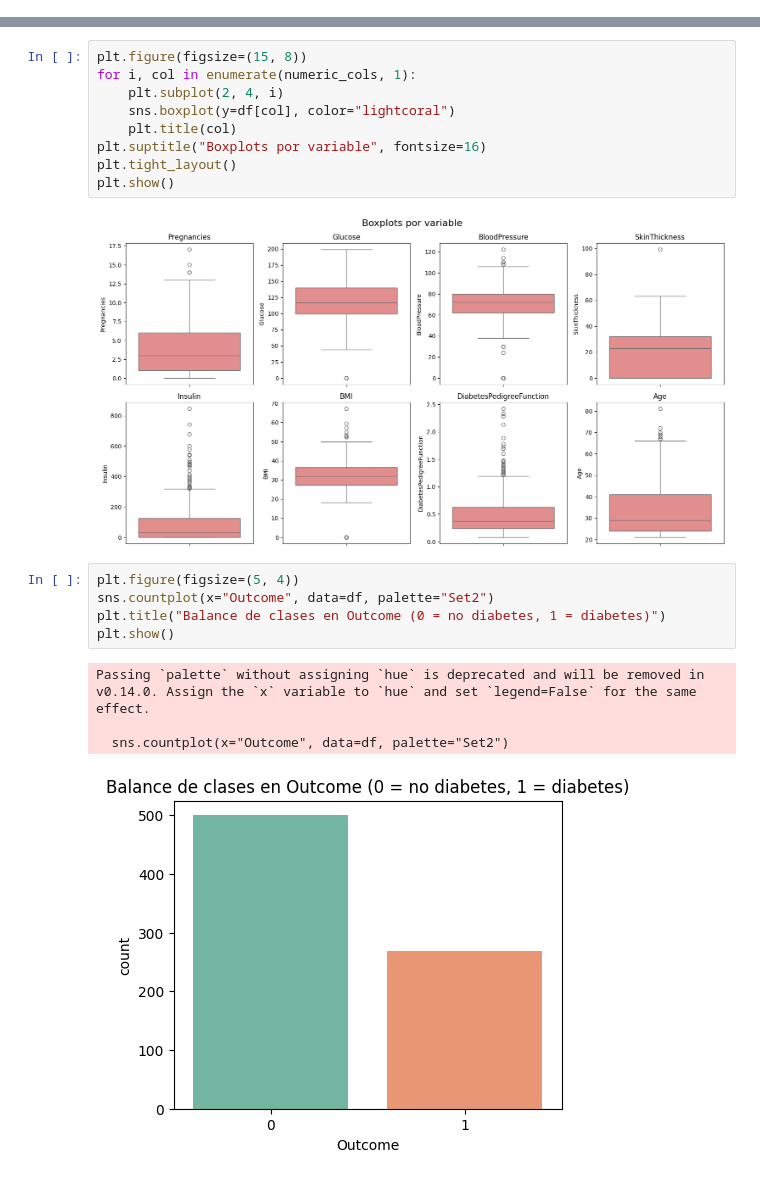
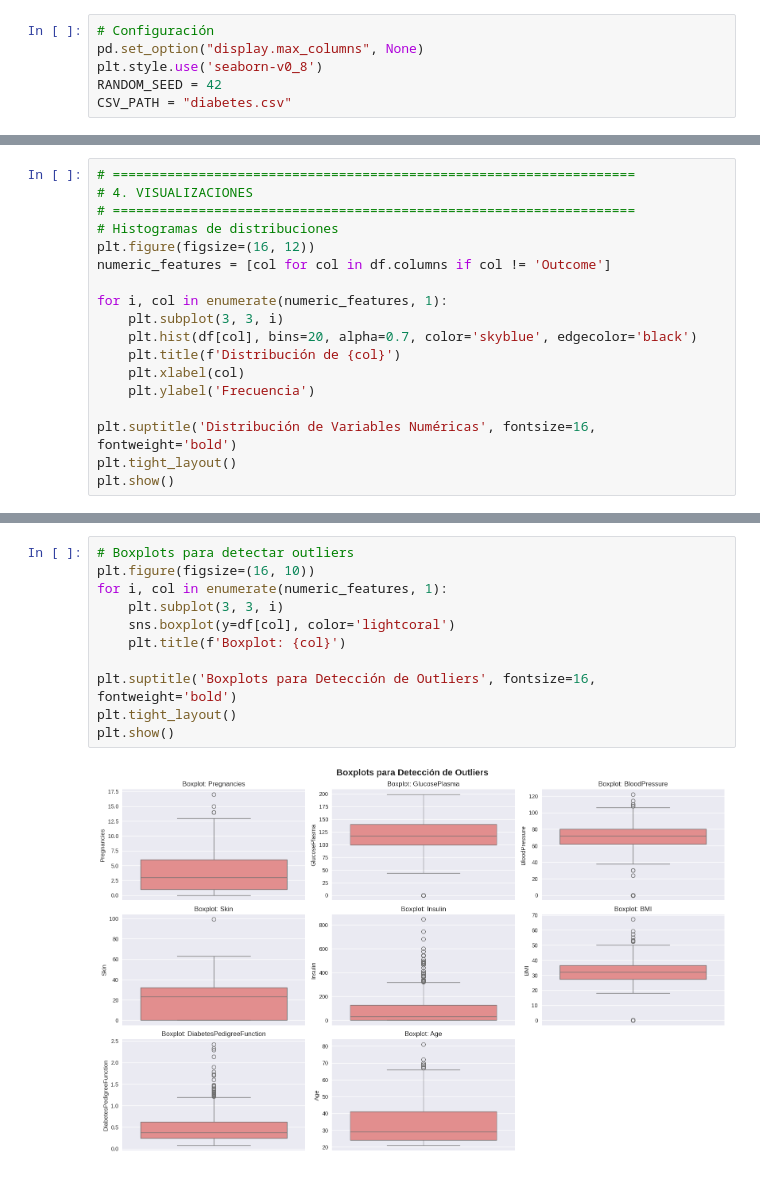
Before and after one commit to Ctribsz/Laboratorio7-DS, a Jupyter notebook: Lab7-DS.ipynb, the cells around one changed output, grey strips where cells are left out. Drawn from its saved outputs; the diff is of its cells as text.

```diff
--- a/Lab7-DS.ipynb
+++ b/Lab7-DS.ipynb
@@ -67 +41,7 @@ memory usage: 54.1 KB
+# %%
+# Configuración
+pd.set_option("display.max_columns", None)
+plt.style.use('seaborn-v0_8')
+RANDOM_SEED = 42
+CSV_PATH = "diabetes.csv"
 # %%
@@ -170,0 +183,18 @@ plt.show()
+# %%
+# ===================================================================
+# 4. VISUALIZACIONES
+# ===================================================================
+# Histogramas de distribuciones
+plt.figure(figsize=(16, 12))
+numeric_features = [col for col in df.columns if col != 'Outcome']
+
+for i, col in enumerate(numeric_features, 1):
+    plt.subplot(3, 3, i)
+    plt.hist(df[col], bins=20, alpha=0.7, color='skyblue', edgecolor='black')
+    plt.title(f'Distribución de {col}')
+    plt.xlabel(col)
+    plt.ylabel('Frecuencia')
+
+plt.suptitle('Distribución de Variables Numéricas', fontsize=16, fontweight='bold')
+plt.tight_layout()
+plt.show()
@@ -171,21 +203,13 @@ plt.show()
 # %%
-plt.figure(figsize=(15, 8))
-for i, col in enumerate(numeric_cols, 1):
-    plt.subplot(2, 4, i)
-    sns.boxplot(y=df[col], color="lightcoral")
-    plt.title(col)
-plt.suptitle("Boxplots por variable", fontsize=16)
+# Boxplots para detectar outliers
+plt.figure(figsize=(16, 10))
+for i, col in enumerate(numeric_features, 1):
+    plt.subplot(3, 3, i)
+    sns.boxplot(y=df[col], color='lightcoral')
+    plt.title(f'Boxplot: {col}')
+
+plt.suptitle('Boxplots para Detección de Outliers', fontsize=16, fontweight='bold')
 plt.tight_layout()
 plt.show()
 # %% [output]
-[figure, old version]
+[figure, new version]
-# %%
-plt.figure(figsize=(5, 4))
-sns.countplot(x="Outcome", data=df, palette="Set2")
-plt.title("Balance de clases en Outcome (0 = no diabetes, 1 = diabetes)")
-plt.show()
-# %% [output]
-Passing `palette` without assigning `hue` is deprecated and will be removed in v0.14.0. Assign the `x` variable to `hue` and set `legend=False` for the same effect.
-
-  sns.countplot(x="Outcome", data=df, palette="Set2")
-[figure, removed]
```
Also changed, not shown: parts of 22 cells of this notebook.
